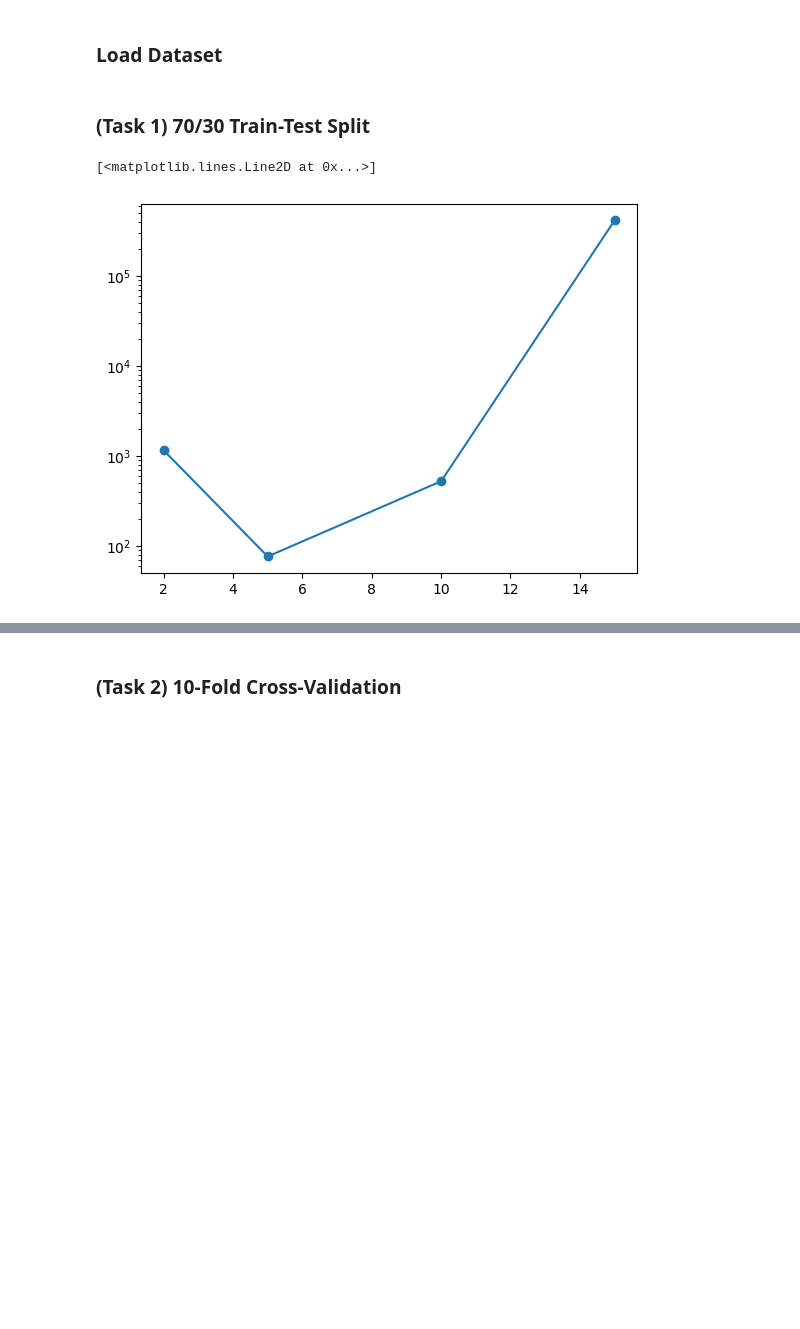
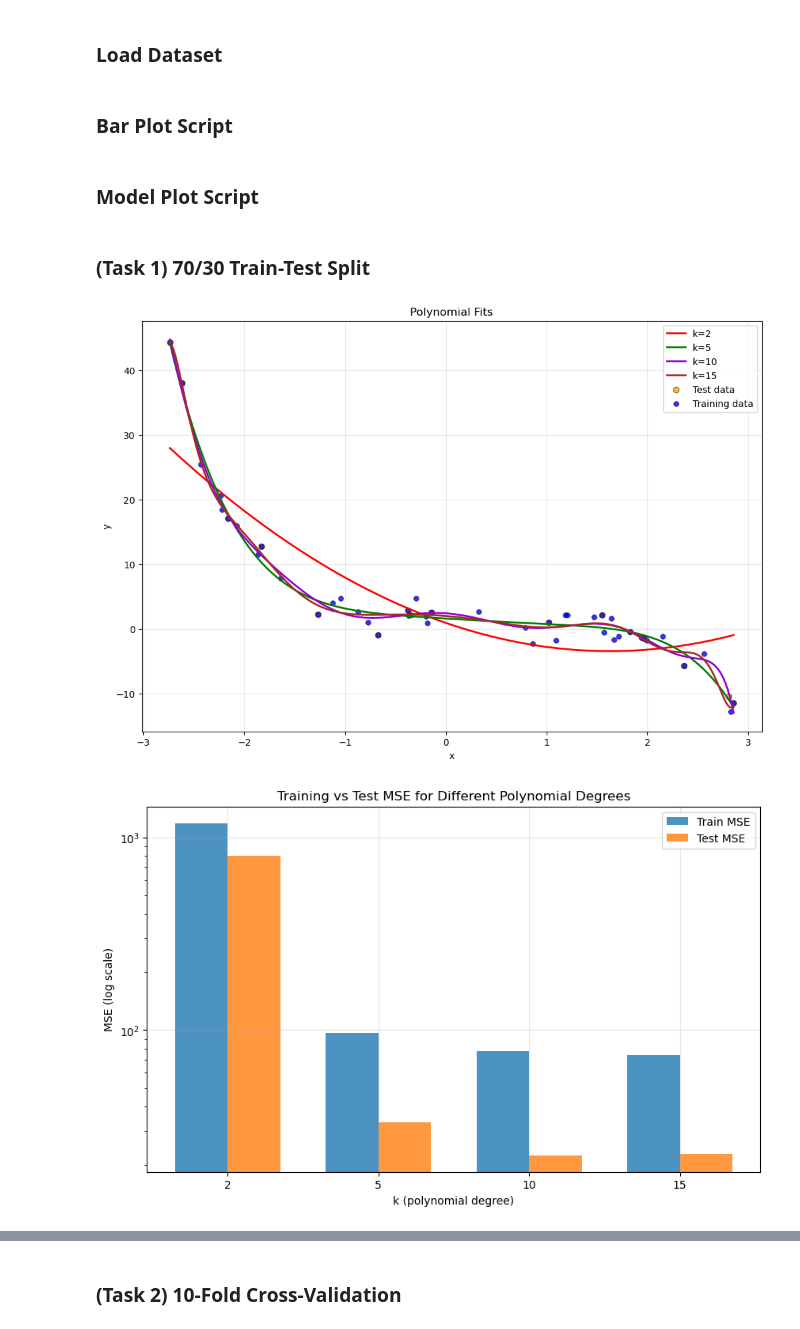
Before and after one commit to FarukEfe/4ML3, a Jupyter notebook: A1_Q5.ipynb, the cells around one changed output, grey strips where cells are left out. Cells and saved outputs as stored; diff of their text form; code cells hidden in the pictures; blank space fills up the shorter version.

```diff
--- a/A1_Q5.ipynb
+++ b/A1_Q5.ipynb
@@ -202,0 +207,24 @@ X, y = load_csv_xy("synthetic_regression.csv")
+# %% [markdown]
+### Bar Plot Script
+# %%
+"""
+Plot for making a bar chart of the mse_train and mse_test put against k degrees
+"""
+def bar_plot_mse(mse_train, mse_test, degrees):
+    x = np.arange(len(degrees))
+    width = 0.35
+
+    plt.figure(figsize=(10, 6))
+    plt.bar(x - width/2, mse_train, width, label='Train MSE', alpha=0.8)
+    plt.bar(x + width/2, mse_test, width, label='Test MSE', alpha=0.8)
+
+    plt.yscale('log')
+    plt.xlabel('k (polynomial degree)')
+    plt.ylabel('MSE (log scale)')
+    plt.title('Training vs Test MSE for Different Polynomial Degrees')
+    plt.xticks(x, degrees)
+    plt.legend()
+    plt.grid(True, alpha=0.3)
+    plt.show()
+# %% [markdown]
+### Model Plot Script
@@ -203,26 +276,33 @@ X, y = load_csv_xy("synthetic_regression.csv")
 # %% [markdown]
 ### (Task 1) 70/30 Train-Test Split
 # %%
-train_idx, test_idx = train_test_split_indices(X.shape[0])
-X_train, y_train = X[train_idx], y[train_idx]
-X_test, y_test = X[test_idx], y[test_idx]
-
 degrees = [2, 5, 10, 15]
 
-mse = []
+mse_test = []
+mse_train = []
+thetas = []
 for k in degrees:
 
     # Preprocessing
     Phi_train = design_matrix_poly_1d(X_train, k)
     Phi_test = design_matrix_poly_1d(X_test, k)
 
-    # Train-test
+    # Best hypothesis
     theta = normal_equation(Phi_train, y_train)
+    thetas.append(theta)
+    # MSE
     y_pred = predict(Phi_test, theta)
-    mse.append(err(y_test, y_pred))
+    mse_test.append(err(y_test, y_pred))
+    y_pred = predict(Phi_train, theta)
+    mse_train.append(err(y_train, y_pred))
 
-plt.yscale('log')
-plt.plot(degrees, mse, marker='o')
+plot_multiple_fits(
+    X, y,
+    X_train, y_train,
+    X_test, y_test,
+    degrees, thetas
+)
+bar_plot_mse(mse_train, mse_test, degrees)
 # %% [output]
-[<matplotlib.lines.Line2D at 0x...>]
-[figure, old version]
+[figure, new version]
+[figure, added]
```
Also changed, not shown: parts of 9 cells of this notebook, 2 other files.
